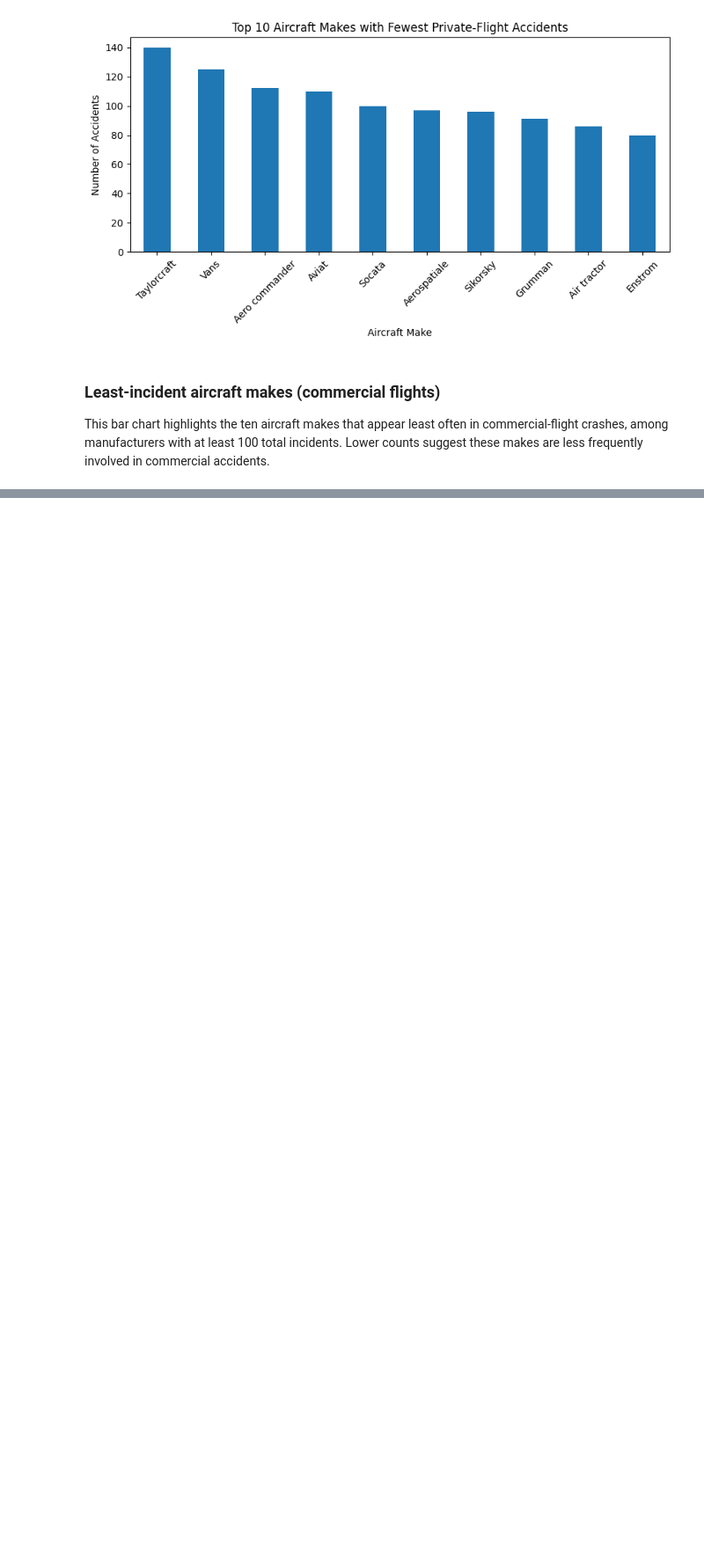
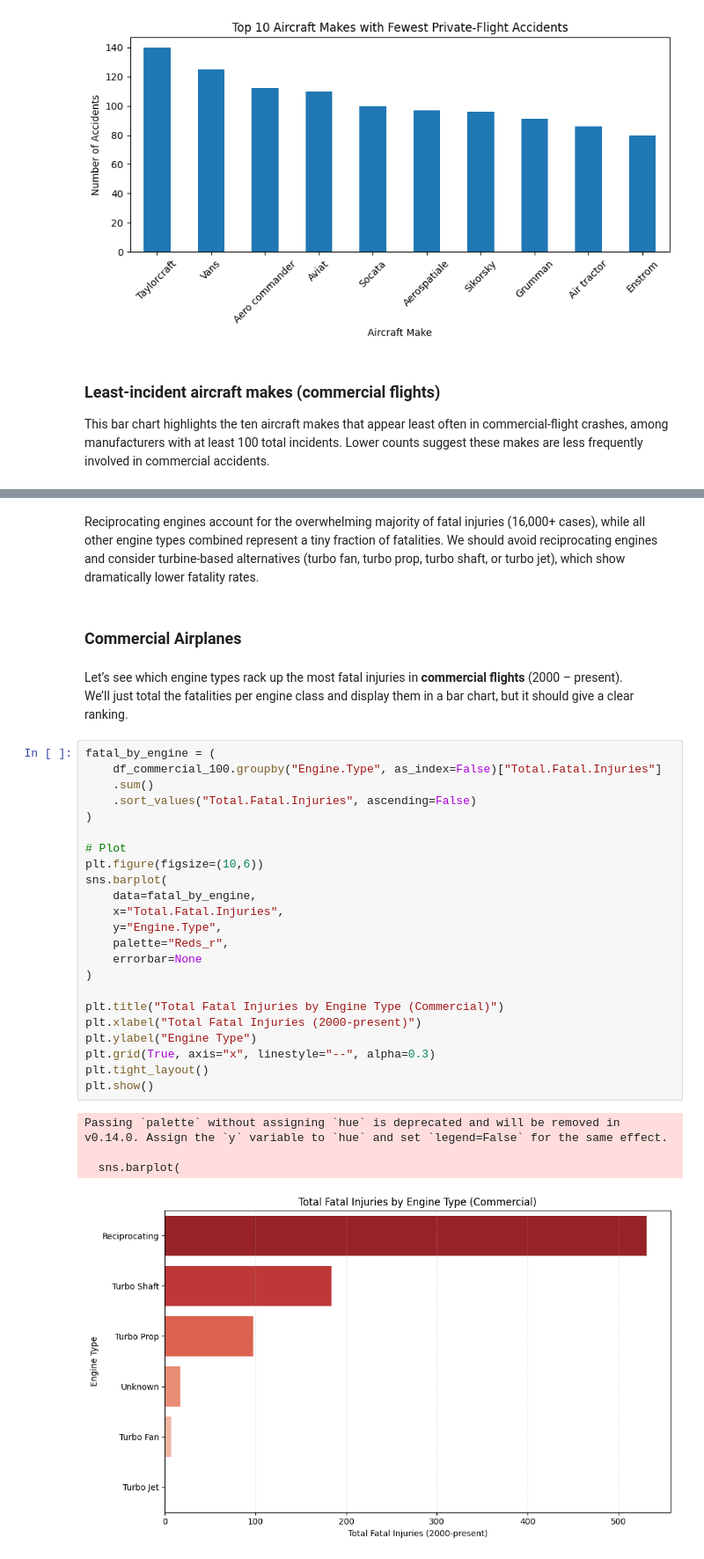
Before and after one commit to cris-mbici/moringa-school, a Jupyter notebook: Moringa Phase 1 Project - Aircraft Safety/analysis.ipynb, the cells around one changed output, grey strips where cells are left out. Shown at 88% size. Saved outputs shown, nothing was run; the diff lists cells and outputs as text; blank space fills up the shorter version.

```diff
--- a/Moringa Phase 1 Project - Aircraft Safety/analysis.ipynb
+++ b/Moringa Phase 1 Project - Aircraft Safety/analysis.ipynb
@@ -614,0 +621,35 @@ See the caveats in the documentation: https://pandas.pydata.org/pandas-docs/stab
+# %% [markdown]
+Reciprocating engines account for the overwhelming majority of fatal injuries (16,000+ cases), while all other engine types combined represent a tiny fraction of fatalities. We should avoid reciprocating engines and consider turbine-based alternatives (turbo fan, turbo prop, turbo shaft, or turbo jet), which show dramatically lower fatality rates.
+# %% [markdown]
+### Commercial Airplanes
+# %% [markdown]
+Let’s see which engine types rack up the most fatal injuries in **commercial flights** (2000 – present).
+We’ll just total the fatalities per engine class and display them in a bar chart, but it should give a clear ranking.
+# %%
+fatal_by_engine = (
+    df_commercial_100.groupby("Engine.Type", as_index=False)["Total.Fatal.Injuries"]
+    .sum()
+    .sort_values("Total.Fatal.Injuries", ascending=False)
+)
+
+# Plot
+plt.figure(figsize=(10,6))
+sns.barplot(
+    data=fatal_by_engine,
+    x="Total.Fatal.Injuries",
+    y="Engine.Type",
+    palette="Reds_r",
+    errorbar=None
+)
+
+plt.title("Total Fatal Injuries by Engine Type (Commercial)")
+plt.xlabel("Total Fatal Injuries (2000-present)")
+plt.ylabel("Engine Type")
+plt.grid(True, axis="x", linestyle="--", alpha=0.3)
+plt.tight_layout()
+plt.show()
+# %% [output]
+Passing `palette` without assigning `hue` is deprecated and will be removed in v0.14.0. Assign the `y` variable to `hue` and set `legend=False` for the same effect.
+
+  sns.barplot(
+[figure, added]
```
Also changed, not shown: parts of 34 cells of this notebook.
